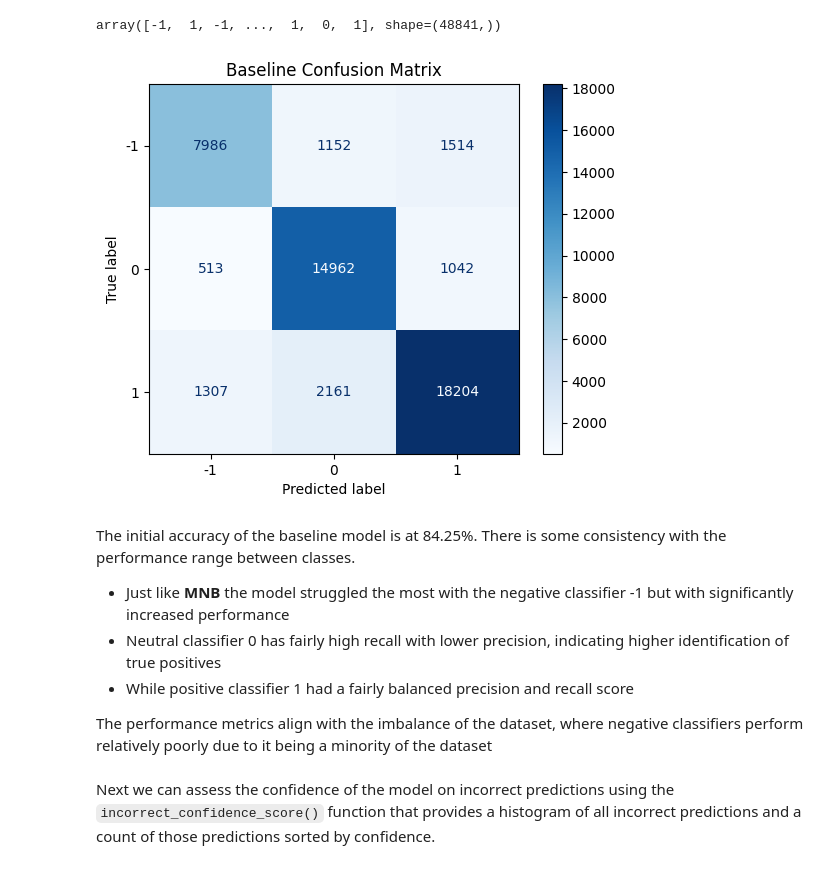
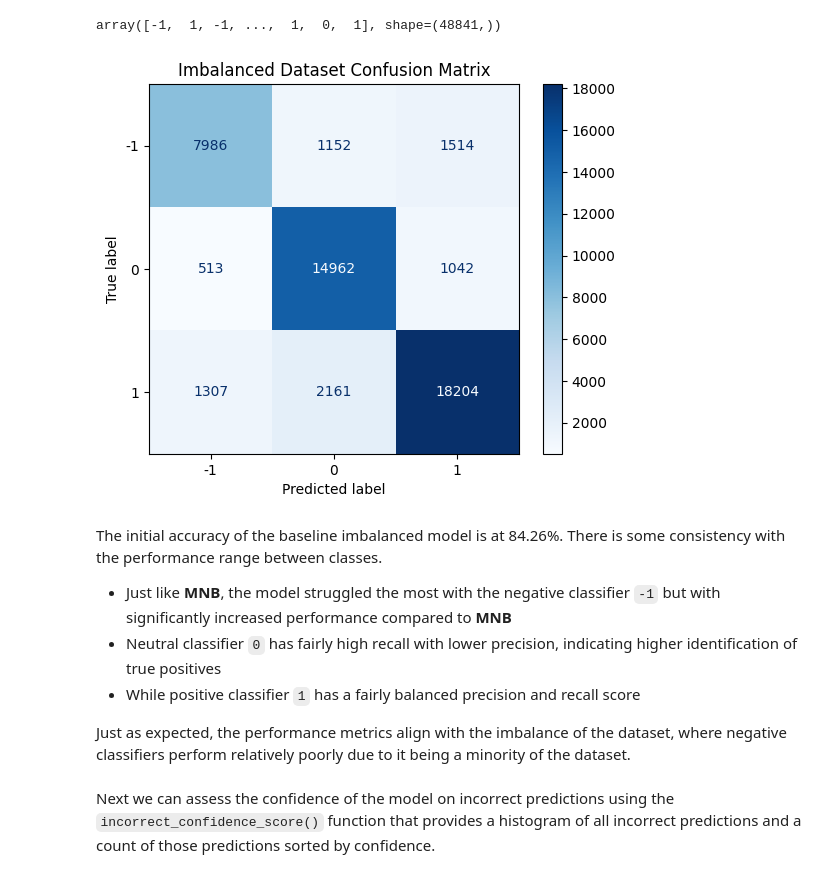
Before and after one commit to OutForMilks/STINTSY-Order-of-Erin, a Jupyter notebook: notebooks/multi_log_reg.ipynb, the cells around one changed output. Saved outputs shown, nothing was run; the diff lists cells and outputs as text; code cells hidden in the pictures.

```diff
--- a/notebooks/multi_log_reg.ipynb
+++ b/notebooks/multi_log_reg.ipynb
@@ -101,8 +103,8 @@ Using the default parameters provided by sklearn and the unbalanced dataset
 # %%
-model = LogisticRegression()
+imbalanced_model = LogisticRegression()
 
-model.fit(X_train, y_train)
-y_pred = model.predict(X_test)
+imbalanced_model.fit(X_train, y_train)
+y_pred = imbalanced_model.predict(X_test)
 y_true = y_test
 # %% [output]
 STOP: TOTAL NO. OF ITERATIONS REACHED LIMIT
@@ -135,22 +137,22 @@ Classification Report:
 weighted avg     0.8436    0.8426    0.8419     48841
 array([-1,  1, -1, ...,  1,  0,  1], shape=(48841,))
 # %%
-cm_unbalanced_values = confusion_matrix(y_true, y_pred)
-cm_baseline = ConfusionMatrixDisplay.from_predictions(
+cm_imbalanced_values = confusion_matrix(y_true, y_pred)
+cm_imbalanced = ConfusionMatrixDisplay.from_predictions(
     y_true, y_pred, cmap="Blues", display_labels=[-1, 0, 1]
 )
-plt.title("Baseline Confusion Matrix")
+plt.title("Imbalanced Dataset Confusion Matrix")
 plt.show()
 # %% [output]
-[figure, old version]
+[figure, new version]
 # %% [markdown]
-The initial accuracy of the baseline model is at 84.25%. There is some consistency with the performance range between classes.
+The initial accuracy of the baseline imbalanced model is at 84.26%. There is some consistency with the performance range between classes.
 
-- Just like **MNB** the model struggled the most with the negative classifier -1 but with significantly increased performance
-- Neutral classifier 0 has fairly high recall with lower precision, indicating higher identification of true positives
-- While positive classifier 1 had a fairly balanced precision and recall score
+- Just like **MNB**, the model struggled the most with the negative classifier `-1` but with significantly increased performance compared to **MNB**
+- Neutral classifier `0` has fairly high recall with lower precision, indicating higher identification of true positives
+- While positive classifier `1` has a fairly balanced precision and recall score
 
-The performance metrics align with the imbalance of the dataset, where negative classifiers perform relatively poorly due to it being a minority of the dataset
+Just as expected, the performance metrics align with the imbalance of the dataset, where negative classifiers perform relatively poorly due to it being a minority of the dataset.
 # %% [markdown]
 Next we can assess the confidence of the model on incorrect predictions using the `incorrect_confidence_score()` function that provides a histogram of all incorrect predictions and a count of those predictions sorted by confidence.
 # %%
```
Also changed, not shown: parts of 42 cells of this notebook.
